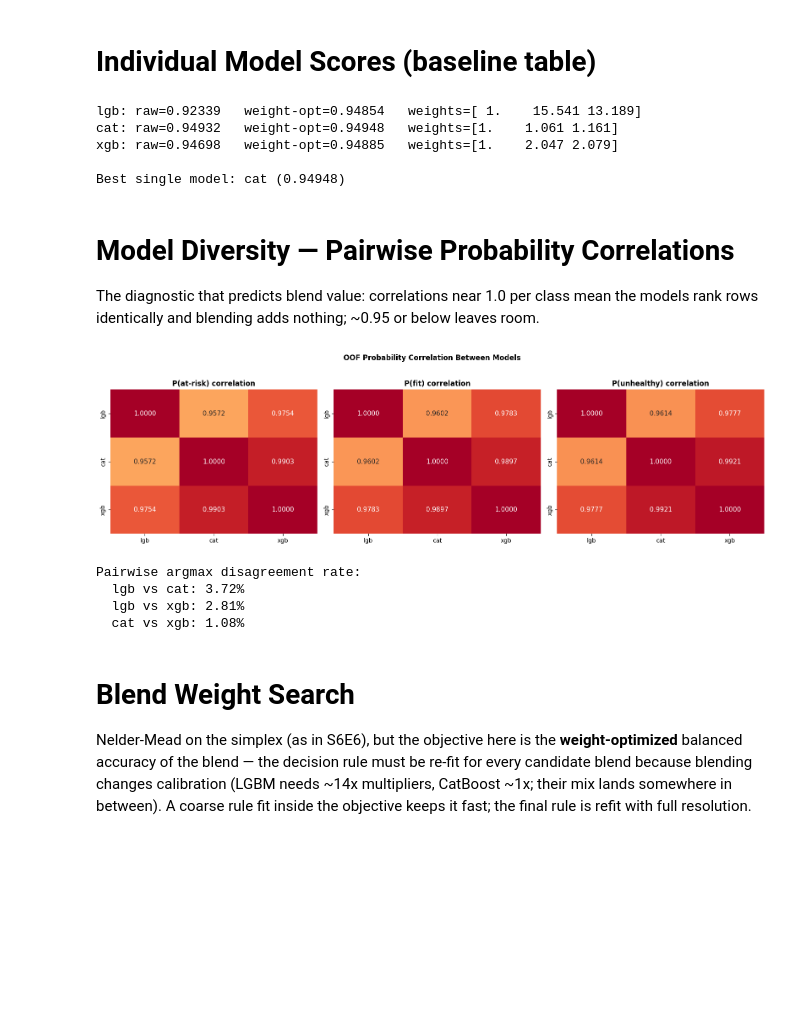
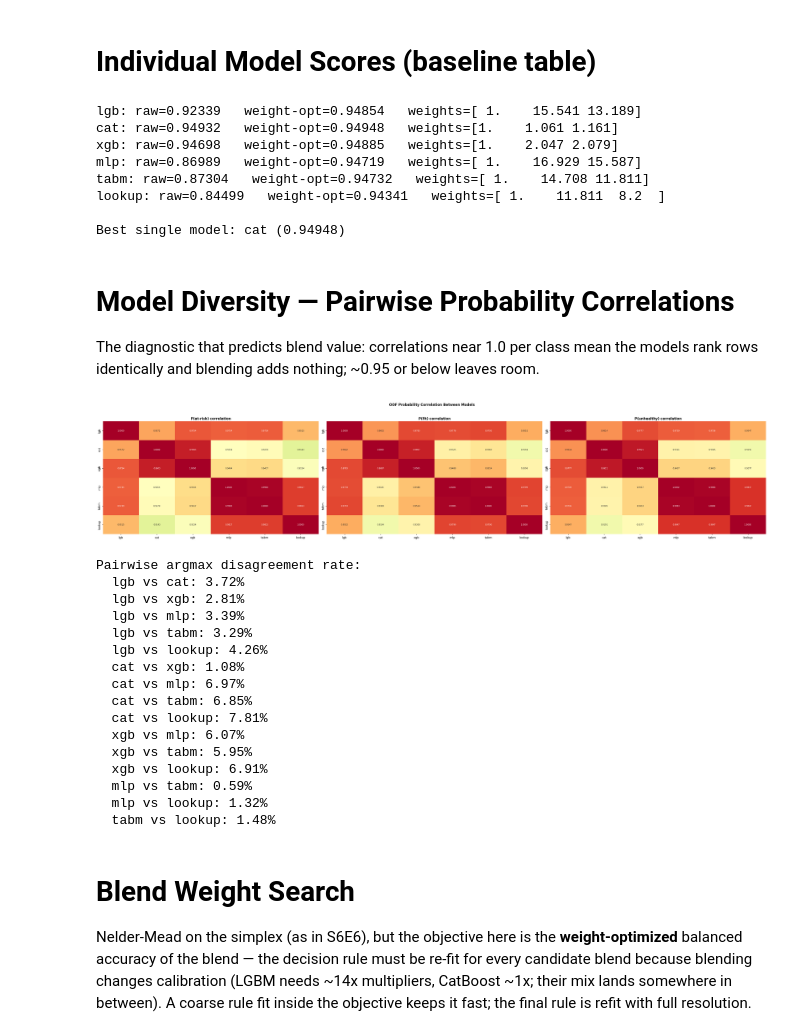
Before and after one commit to 23f2001942/KaggleCompetitions, a Jupyter notebook: S6E7 Predict Student Health Risk/S6E7 Multi Model Blend.ipynb, the cells around one changed output. Saved outputs shown, nothing was run; the diff lists cells and outputs as text; code cells hidden in the pictures; blank space fills up the shorter version.

```diff
--- a/S6E7 Predict Student Health Risk/S6E7 Multi Model Blend.ipynb
+++ b/S6E7 Predict Student Health Risk/S6E7 Multi Model Blend.ipynb
@@ -17,9 +20,12 @@ SAMPLE_PATH = '/kaggle/input/competitions/playground-series-s6e7/sample_submissi
 
 NB_BASE = '/kaggle/input/notebooks/shamanthakreddymallu'
 ARTIFACTS = {
-    'lgb': (f'{NB_BASE}/s6e7-lightgbm/oof_lgb.npy',  f'{NB_BASE}/s6e7-lightgbm/test_lgb.npy'),
-    'cat': (f'{NB_BASE}/s6e7-catboost/oof_cat.npy',  f'{NB_BASE}/s6e7-catboost/test_cat.npy'),
-    'xgb': (f'{NB_BASE}/s6e7-xgboost/oof_xgb.npy',   f'{NB_BASE}/s6e7-xgboost/test_xgb.npy'),
+    'lgb':    (f'{NB_BASE}/s6e7-lightgbm/oof_lgb.npy',        f'{NB_BASE}/s6e7-lightgbm/test_lgb.npy'),
+    'cat':    (f'{NB_BASE}/s6e7-catboost/oof_cat.npy',        f'{NB_BASE}/s6e7-catboost/test_cat.npy'),
+    'xgb':    (f'{NB_BASE}/s6e7-xgboost/oof_xgb.npy',         f'{NB_BASE}/s6e7-xgboost/test_xgb.npy'),
+    'mlp':    (f'{NB_BASE}/s6e7-realmlp/oof_mlp.npy',         f'{NB_BASE}/s6e7-realmlp/test_mlp.npy'),
+    'tabm':   (f'{NB_BASE}/s6e7-tabm/oof_tabm.npy',           f'{NB_BASE}/s6e7-tabm/test_tabm.npy'),
+    'lookup': (f'{NB_BASE}/s6e7-lookup-model/oof_lookup.npy', f'{NB_BASE}/s6e7-lookup-model/test_lookup.npy'),
 }
 # %%
 import numpy as np
@@ -103,6 +112,9 @@ print(f'\nBest single model: {BEST_SINGLE_NAME} ({BEST_SINGLE_SCORE:.5f})')
 lgb: raw=0.92339   weight-opt=0.94854   weights=[ 1.    15.541 13.189]
 cat: raw=0.94932   weight-opt=0.94948   weights=[1.    1.061 1.161]
 xgb: raw=0.94698   weight-opt=0.94885   weights=[1.    2.047 2.079]
+mlp: raw=0.86989   weight-opt=0.94719   weights=[ 1.    16.929 15.587]
+tabm: raw=0.87304   weight-opt=0.94732   weights=[ 1.    14.708 11.811]
+lookup: raw=0.84499   weight-opt=0.94341   weights=[ 1.    11.811  8.2  ]
 
 Best single model: cat (0.94948)
 # %% [markdown]
@@ -110,32 +122,44 @@ Best single model: cat (0.94948)
 
 The diagnostic that predicts blend value: correlations near 1.0 per class mean the models rank rows identically and blending adds nothing; ~0.95 or below leaves room.
 # %%
-fig, axes = plt.subplots(1, 3, figsize=(16, 4.5))
+n_m = len(MODEL_NAMES)
+fig, axes = plt.subplots(1, 3, figsize=(max(16, 5.5 * n_m), max(4.5, 1.1 * n_m)))
 
 for cls_idx, cls_name in enumerate(le.classes_):
-    corr = np.ones((len(MODEL_NAMES), len(MODEL_NAMES)))
+    corr = np.ones((n_m, n_m))
     for (i, oi), (j, oj) in combinations(enumerate(oof_stack), 2):
         c = np.corrcoef(oi[:, cls_idx], oj[:, cls_idx])[0, 1]
         corr[i, j] = corr[j, i] = c
     sns.heatmap(corr, annot=True, fmt='.4f', cmap='RdYlGn_r', vmin=0.85, vmax=1.0,
                 xticklabels=MODEL_NAMES, yticklabels=MODEL_NAMES,
-                ax=axes[cls_idx], cbar=False, annot_kws={'size': 11})
+                ax=axes[cls_idx], cbar=False, annot_kws={'size': max(7, 11 - n_m)})
     axes[cls_idx].set_title(f'P({cls_name}) correlation', fontweight='bold')
 
 plt.suptitle('OOF Probability Correlation Between Models', fontweight='bold', y=1.03)
 plt.tight_layout(); plt.show()
 
-# disagreement rate on argmax predictions
 print('Pairwise argmax disagreement rate:')
 for (i, oi), (j, oj) in combinations(enumerate(oof_stack), 2):
     d = (oi.argmax(1) != oj.argmax(1)).mean()
     print(f'  {MODEL_NAMES[i]} vs {MODEL_NAMES[j]}: {d*100:.2f}%')
 # %% [output]
-[figure, old version]
+[figure, new version]
 Pairwise argmax disagreement rate:
   lgb vs cat: 3.72%
   lgb vs xgb: 2.81%
+  lgb vs mlp: 3.39%
+  lgb vs tabm: 3.29%
+  lgb vs lookup: 4.26%
   cat vs xgb: 1.08%
+  cat vs mlp: 6.97%
+  cat vs tabm: 6.85%
+  cat vs lookup: 7.81%
+  xgb vs mlp: 6.07%
+  xgb vs tabm: 5.95%
+  xgb vs lookup: 6.91%
+  mlp vs tabm: 0.59%
+  mlp vs lookup: 1.32%
+  tabm vs lookup: 1.48%
 # %% [markdown]
 # Blend Weight Search
 
```
Also changed, not shown: parts of 9 cells of this notebook.
